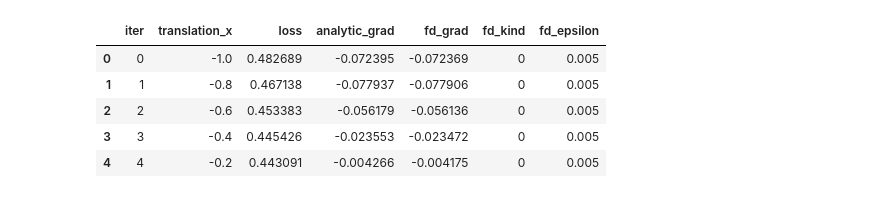
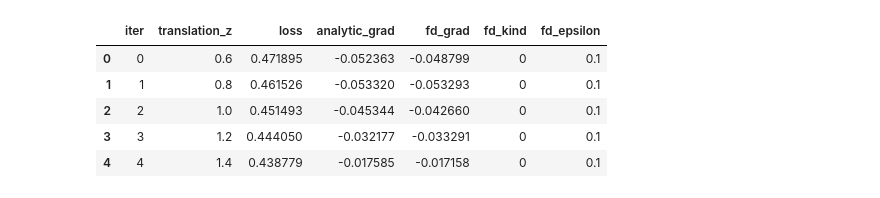
Before and after one commit to M-Gjerde/DifferentiablePointRendering, a Jupyter notebook: python/finite_difference/notebook_scatter.ipynb, the cells around one changed output. Cells and saved outputs as stored; diff of their text form; code cells hidden in the pictures.

```diff
--- a/python/finite_difference/notebook_scatter.ipynb
+++ b/python/finite_difference/notebook_scatter.ipynb
@@ -1,31 +1,31 @@
 # %%
 import pandas as pd
 from pathlib import Path
 
 test = "0"
-index = "0"
-parameter= "translation_x"
-scene = "transmit_2"
+index = "1"
+parameter= "translation_z"
+scene = "simple_1"
 camera = "camera1"
 csv_path = Path(f"Output/{scene}/{parameter}/{index}/{test}/{camera}_{parameter}_sweep.csv")
 
 if not csv_path.exists():
     raise FileNotFoundError(f"CSV file not found: {csv_path}")
 
 df = pd.read_csv(csv_path)
 
 required_columns = {f"{parameter}", "loss", "analytic_grad", "fd_grad"}
 if not required_columns.issubset(df.columns):
     raise RuntimeError(f"CSV must contain columns: {required_columns}")
 
 df.head()
 # %% [output]
-|  | iter | translation_x | loss | analytic_grad | fd_grad | fd_kind | fd_epsilon |
-| 0 | 0 | -1.0 | 0.482689 | -0.072395 | -0.072369 | 0 | 0.005 |
-| 1 | 1 | -0.8 | 0.467138 | -0.077937 | -0.077906 | 0 | 0.005 |
-| 2 | 2 | -0.6 | 0.453383 | -0.056179 | -0.056136 | 0 | 0.005 |
-| 3 | 3 | -0.4 | 0.445426 | -0.023553 | -0.023472 | 0 | 0.005 |
-| 4 | 4 | -0.2 | 0.443091 | -0.004266 | -0.004175 | 0 | 0.005 |
+|  | iter | translation_z | loss | analytic_grad | fd_grad | fd_kind | fd_epsilon |
+| 0 | 0 | 0.6 | 0.471895 | -0.052363 | -0.048799 | 0 | 0.1 |
+| 1 | 1 | 0.8 | 0.461526 | -0.053320 | -0.053293 | 0 | 0.1 |
+| 2 | 2 | 1.0 | 0.451493 | -0.045344 | -0.042660 | 0 | 0.1 |
+| 3 | 3 | 1.2 | 0.444050 | -0.032177 | -0.033291 | 0 | 0.1 |
+| 4 | 4 | 1.4 | 0.438779 | -0.017585 | -0.017158 | 0 | 0.1 |
 # %%
 
 import matplotlib.pyplot as plt
```
Also changed, not shown: parts of 7 cells of this notebook, 6 other files.
